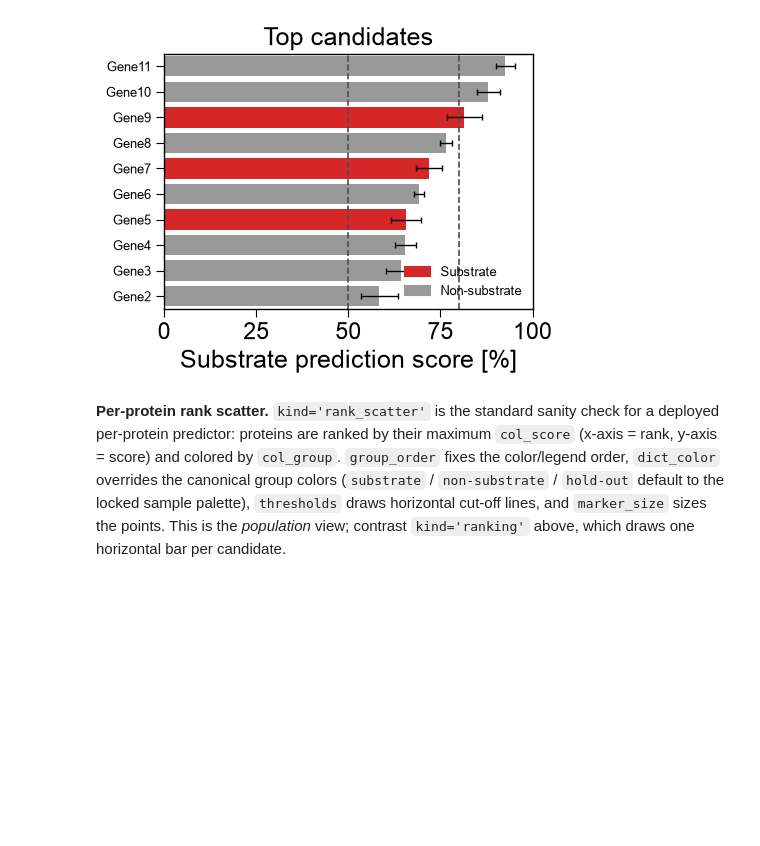
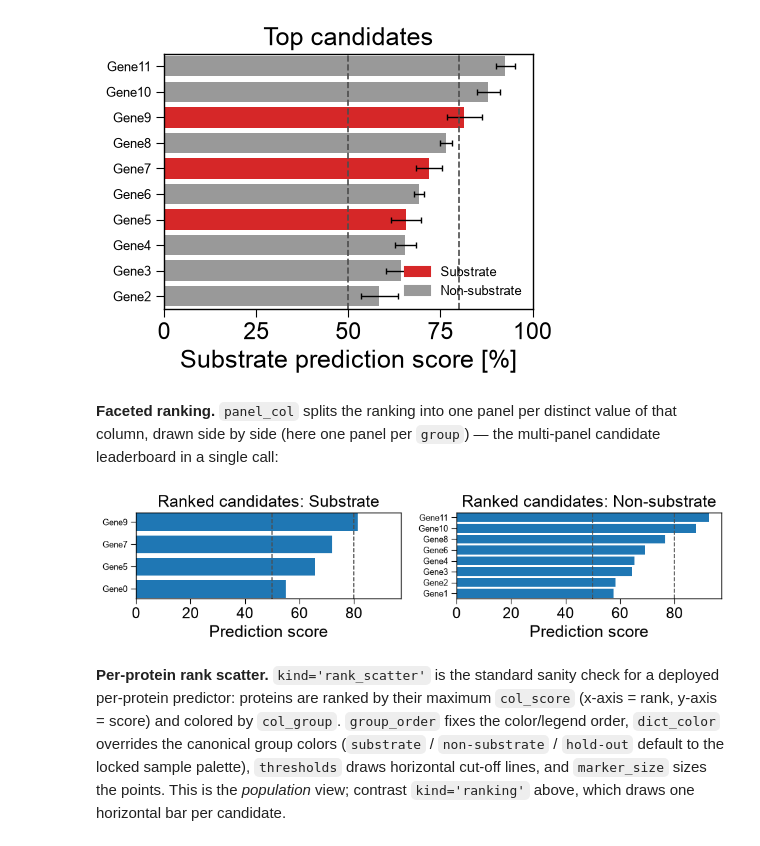
Before and after one commit to breimanntools/aaanalysis, a Jupyter notebook: examples/prediction/aapred_plot_group.ipynb, the cells around one changed output. Cells and saved outputs as stored; diff of their text form; code cells hidden in the pictures; blank space fills up the shorter version.

```diff
--- a/examples/prediction/aapred_plot_group.ipynb
+++ b/examples/prediction/aapred_plot_group.ipynb
@@ -93,6 +104,17 @@ plt.tight_layout()
 plt.show()
 # %% [output]
 [figure]
+# %% [markdown]
+**Faceted ranking.** ``panel_col`` splits the ranking into one panel per distinct value of that column, drawn side by side (here one panel per ``group``) — the multi-panel candidate leaderboard in a single call:
+# %%
+aapred_plot.predict_group(data=df_rank, kind="ranking", col_name="name", col_score="score",
+                          panel_col="group",
+                          colors={"Substrate": "tab:red", "Non-substrate": "0.6"},
+                          cutoffs=(50, 80), title="Ranked candidates")
+plt.tight_layout()
+plt.show()
+# %% [output]
+[figure, added]
 # %% [markdown]
 **Per-protein rank scatter.** ``kind='rank_scatter'`` is the standard sanity check for a deployed per-protein predictor: proteins are ranked by their maximum ``col_score`` (x-axis = rank, y-axis = score) and colored by ``col_group``. ``group_order`` fixes the color/legend order, ``dict_color`` overrides the canonical group colors (``substrate`` / ``non-substrate`` / ``hold-out`` default to the locked sample palette), ``thresholds`` draws horizontal cut-off lines, and ``marker_size`` sizes the points. This is the *population* view; contrast ``kind='ranking'`` above, which draws one horizontal bar per candidate.
 # %%
```
Also changed, not shown: parts of 4 cells of this notebook, 3 other files.
